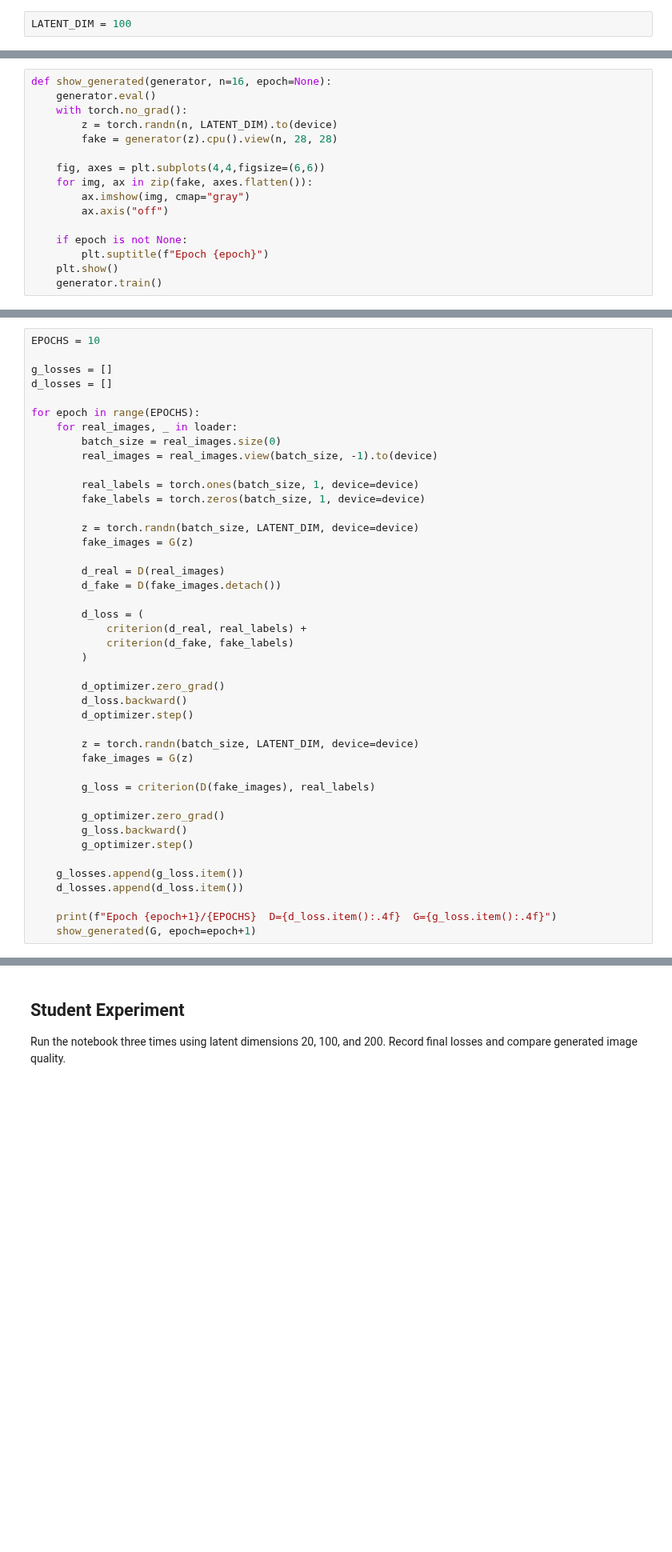
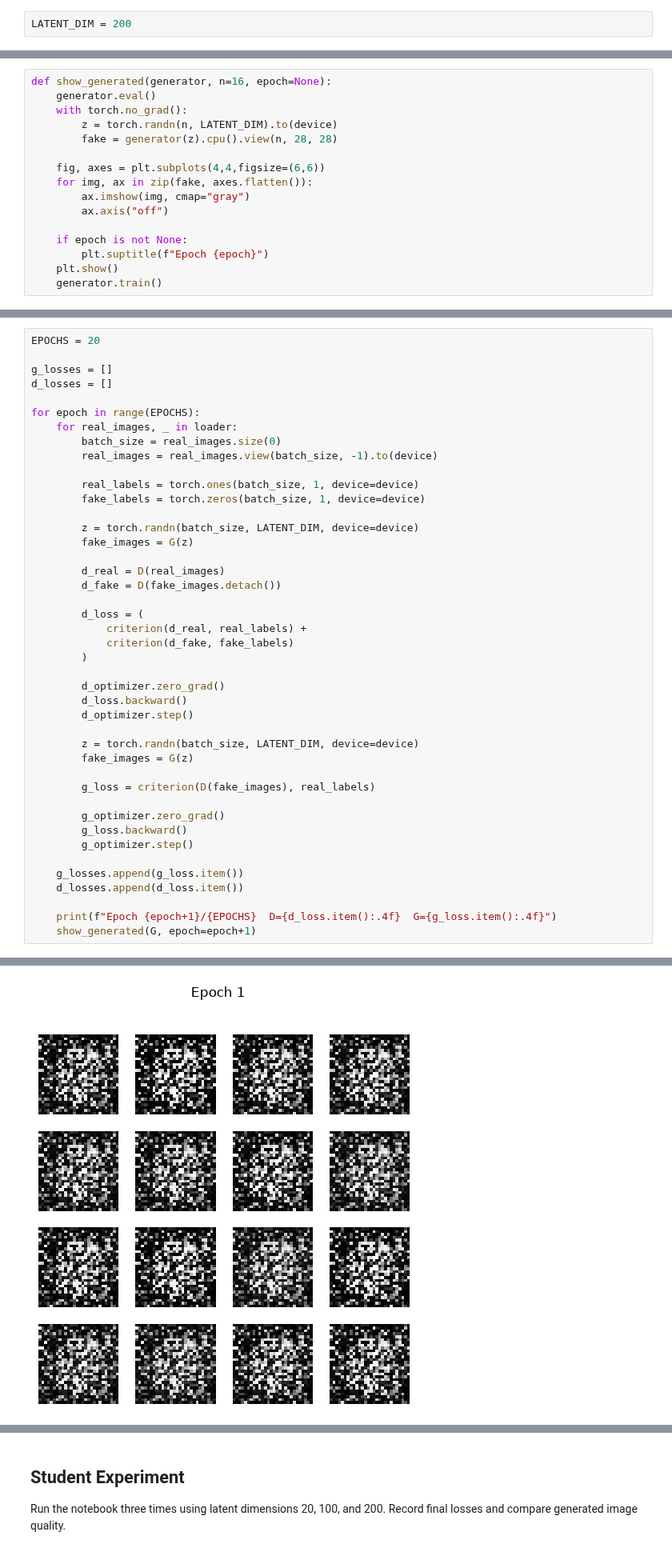
Before and after one commit to jmasaschi/cosc470_2026, a Jupyter notebook: startingpoints/Complete_GAN_MNIST_Lab.ipynb, the cells around one changed output, grey strips where cells are left out. Shown at 80% size. Drawn from its saved outputs; the diff is of its cells as text; blank space fills up the shorter version.

```diff
--- a/startingpoints/Complete_GAN_MNIST_Lab.ipynb
+++ b/startingpoints/Complete_GAN_MNIST_Lab.ipynb
@@ -36,5 +42,5 @@ print("Training samples:", len(train_dataset))
 # %%
-LATENT_DIM = 100
+LATENT_DIM = 200
 # %%
 class Generator(nn.Module):
     def __init__(self):
@@ -95,5 +103,5 @@ show_generated(G)
 # %%
-EPOCHS = 10
+EPOCHS = 20
 
 g_losses = []
 d_losses = []
@@ -135,3 +143,4 @@ for epoch in range(EPOCHS):
 
     print(f"Epoch {epoch+1}/{EPOCHS}  D={d_loss.item():.4f}  G={g_loss.item():.4f}")
     show_generated(G, epoch=epoch+1)
+# %% [output]
@@ -137,0 +148 @@ for epoch in range(EPOCHS):
+[figure, added]
```
Also changed, not shown: parts of 6 cells of this notebook.
